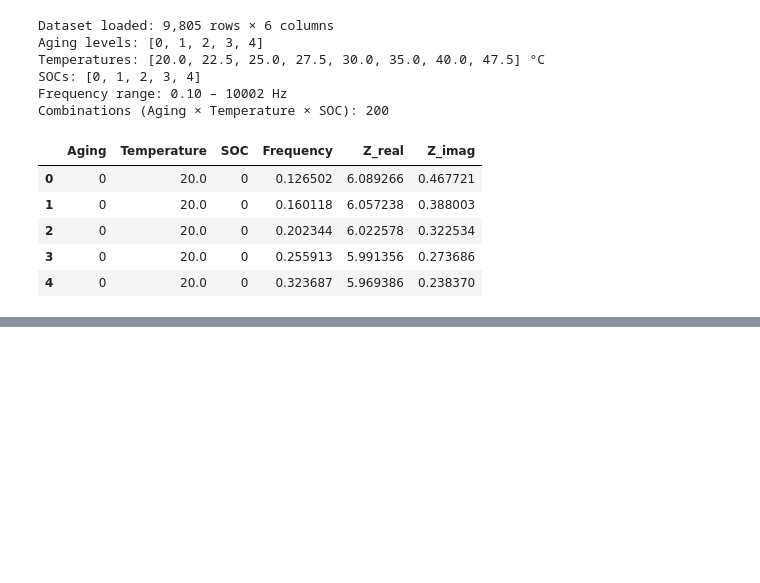
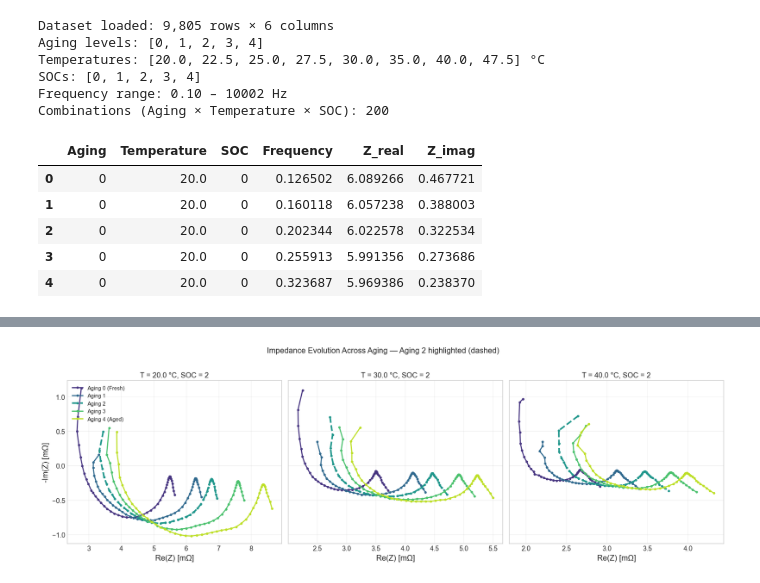
Before and after one commit to marcosoldani/ml_LiBs_project, a Jupyter notebook: notebooks/3_Aging_Interpolation.ipynb, the cells around one changed output, grey strips where cells are left out. Saved outputs shown, nothing was run; the diff lists cells and outputs as text; code cells hidden in the pictures; blank space fills up the shorter version.

Commit message:
FIXED: EDA figures

```diff
--- a/notebooks/3_Aging_Interpolation.ipynb
+++ b/notebooks/3_Aging_Interpolation.ipynb
@@ -167,0 +172,61 @@ Combinations (Aging × Temperature × SOC): 200
+# %%
+# --- NYQUIST EVOLUTION ACROSS AGING (FIXED SOC AND TEMPERATURES) ---
+
+# We fix SOC=2 (medium) and visualize all aging levels for 3 representative temperatures
+
+TEMPS_EDA = [20.0, 30.0, 40.0]
+SOC_EDA = 2
+AGING_TO_EXCLUDE = 2
+
+fig, axes = plt.subplots(1, 3, figsize=(16, 5), sharey=True)
+
+aging_cmap = plt.cm.viridis(np.linspace(0.15, 0.9, 5))
+
+for ax, temp in zip(axes, TEMPS_EDA):
+
+    for ep in AGINGS:
+
+        subset = df[
+            (df["Aging"] == ep)
+            & (df["Temperature"] == temp)
+            & (df["SOC"] == SOC_EDA)
+        ]
+
+        subset = subset.sort_values("Frequency", ascending=False)
+
+        style = "--" if ep == AGING_TO_EXCLUDE else "-"
+        lw = 2.6 if ep == AGING_TO_EXCLUDE else 1.8
+
+        ax.plot(
+            subset["Z_real"],
+            -subset["Z_imag"],
+            color=aging_cmap[ep],
+            lw=lw,
+            ls=style,
+            marker="o",
+            markersize=3,
+            label=AGING_LABELS[ep],
+        )
+
+    ax.set_title(f"T = {temp} °C, SOC = {SOC_EDA}", fontsize=12)
+    ax.set_xlabel("Re(Z) [mΩ]")
+    ax.grid(True, alpha=0.3)
+
+axes[0].set_ylabel("-Im(Z) [mΩ]")
+
+axes[0].legend(
+    loc="upper left",
+    fontsize=9,
+    framealpha=0.9,
+)
+
+fig.suptitle(
+    f"Impedance Evolution Across Aging — Aging {AGING_TO_EXCLUDE} highlighted (dashed)",
+    fontsize=13,
+    y=1.02,
+)
+
+plt.tight_layout()
+plt.show()
+# %% [output]
+[figure, added]
```
Also changed, not shown: parts of 2 cells of this notebook.
